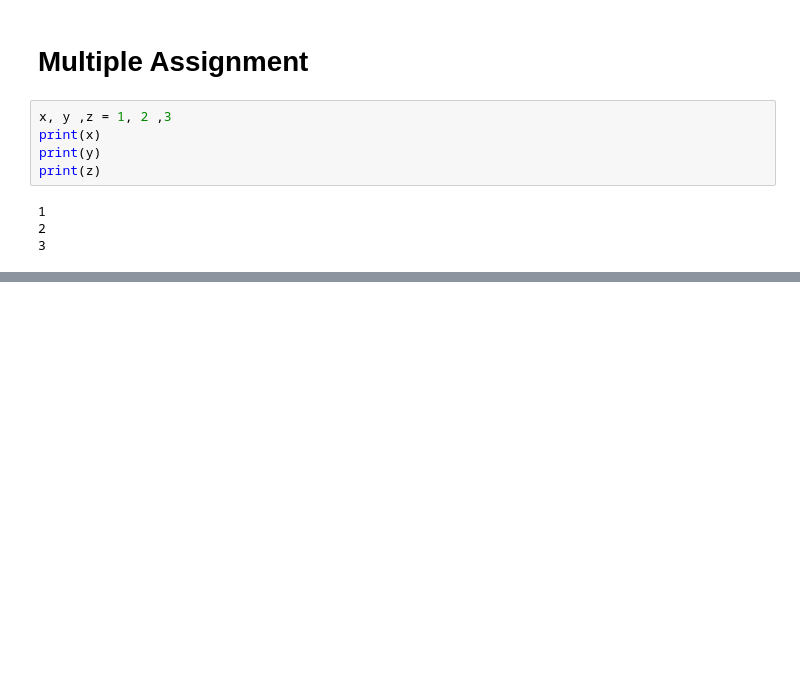
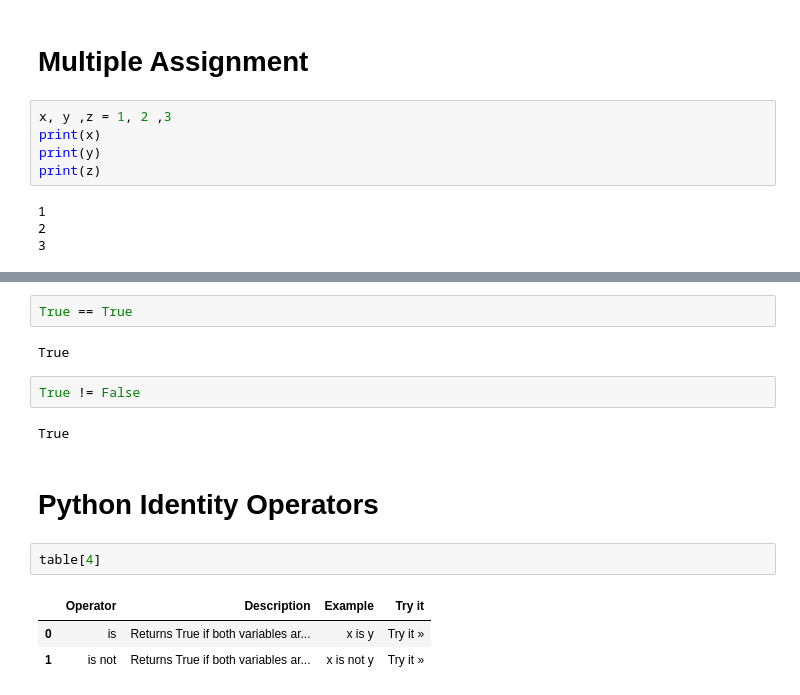
Before and after one commit to ShahzaibSE/python-emporium, a Jupyter notebook: python-steps/numbers-and-operators/numbers-and-operators.ipynb, the cells around one changed output, grey strips where cells are left out. Cells and saved outputs as stored; diff of their text form; blank space fills up the shorter version.

```diff
--- a/python-steps/numbers-and-operators/numbers-and-operators.ipynb
+++ b/python-steps/numbers-and-operators/numbers-and-operators.ipynb
@@ -270,0 +438,16 @@ print(z)
+# %%
+True == True
+# %% [output]
+True
+# %%
+True != False
+# %% [output]
+True
+# %% [markdown]
+# Python Identity Operators
+# %%
+table[4]
+# %% [output]
+|  | Operator | Description | Example | Try it |
+| 0 | is | Returns True if both variables ar... | x is y | Try it » |
+| 1 | is not | Returns True if both variables ar... | x is not y | Try it » |
```
Also changed, not shown: parts of 48 cells of this notebook, 3 other files.
